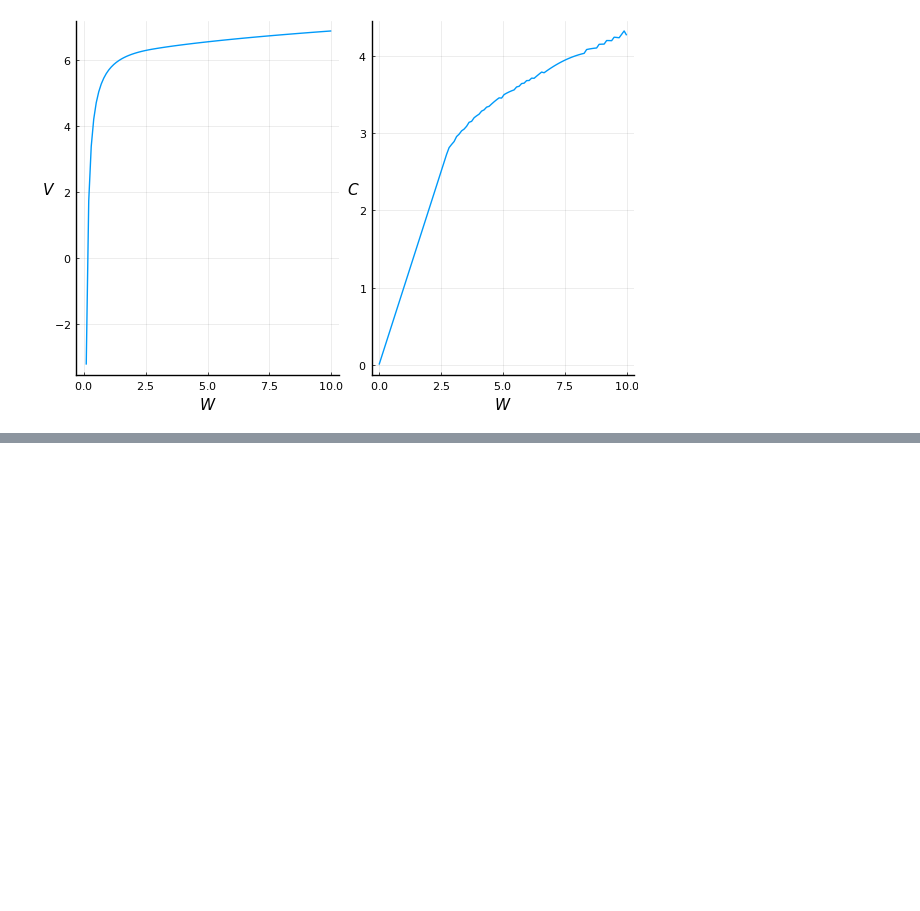
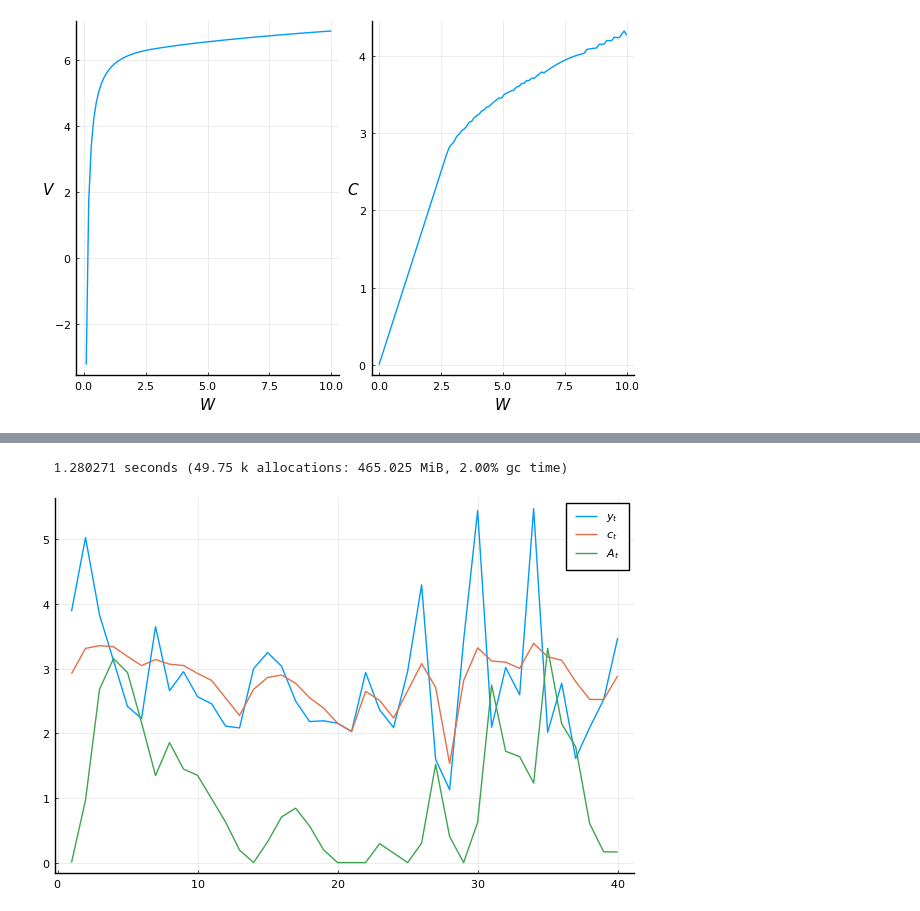
Before and after one commit to AskerNC/dp_ucph, a Jupyter notebook: 1_theory_tools/Julia/Deaton_Hermite.ipynb, the cells around one changed output, grey strips where cells are left out. Cells and saved outputs as stored; diff of their text form; code cells hidden in the pictures; blank space fills up the shorter version.

```diff
--- a/1_theory_tools/Julia/Deaton_Hermite.ipynb
+++ b/1_theory_tools/Julia/Deaton_Hermite.ipynb
@@ -114,9 +135,11 @@ plt.show()
 # %%
-m1=deaton(β=.95, R=1.0, μ=1, σ=.3, η=2, xbar=[0, 20], n_x=100, n_c=150, n_y=3,integration='Hermite')
-# Solve and simulate
-y_t, x_t, c_t = simulate(m1, Tsim=40, T=501, A0=0)
-plt.plot(c_t, label="$c_t$")       # Consumption
-plt.plot(y_t, label="$y_t$")       # Income
-plt.plot(x_t-y_t, label="$A_t$")   # Assets
-plt.legend()
-plt.show()
+m1 = Deaton.deaton_model(β=.95, R=1.0, μ=1., σ=.3, η=2., xbar=[0, 20], n_x=100, n_c=200, n_y=3,integration="Legendre")
+Tsim = 40
+@time y_t, x_t, c_t = simulate(m1, Tsim, 501, 0,)
+
+p1 = plot(1:1:Tsim, y_t, label=L"y_{t}")
+plot!(p1,1:1:Tsim, c_t, label=L"c_{t}")
+plot!(p1,1:1:Tsim, x_t.-y_t, label=L"A_{t}")
+# %% [output]
+  1.280271 seconds (49.75 k allocations: 465.025 MiB, 2.00% gc time)
+[figure, added]
```
Also changed, not shown: parts of 5 cells of this notebook, 1 other file.
